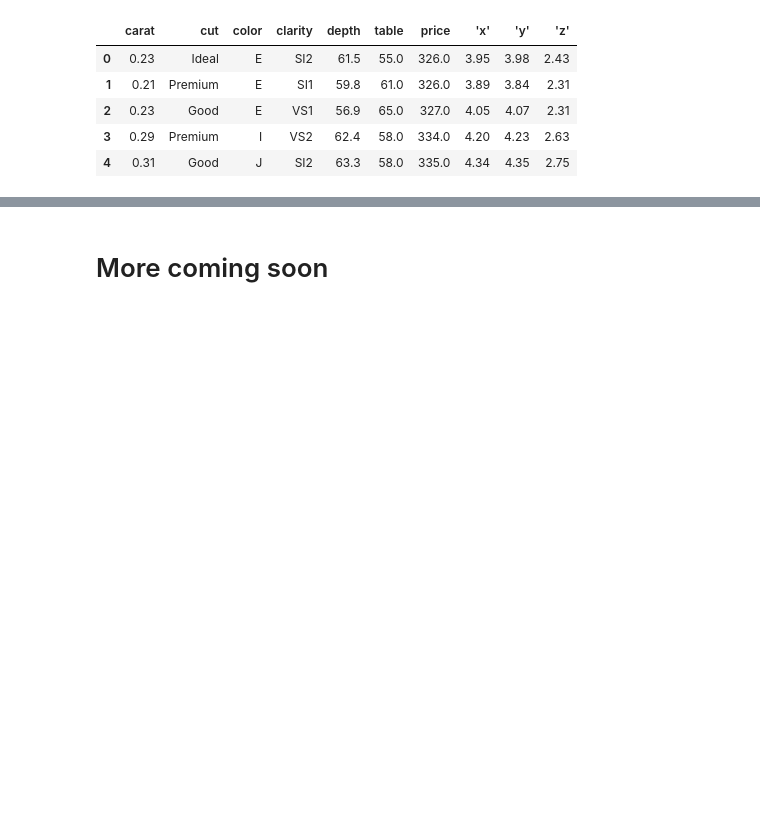
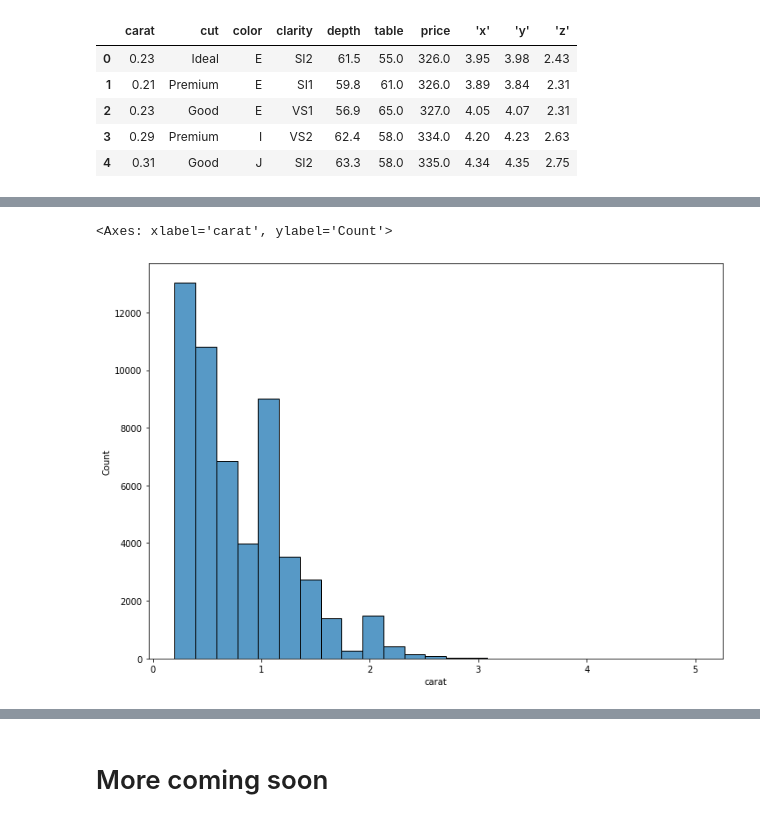
Before and after one commit to LACLanthony/diamonds, a Jupyter notebook: diamonds.ipynb, the cells around one changed output, grey strips where cells are left out. Cells and saved outputs as stored; diff of their text form; code cells hidden in the pictures; blank space fills up the shorter version.

```diff
--- a/diamonds.ipynb
+++ b/diamonds.ipynb
@@ -98,0 +152,7 @@ As seen there is a disproportionate number of rings that are valued below $2,000
+# %%
+fig, ax = plt.subplots()
+fig.set_size_inches(11.7, 8.27)
+sns.histplot(df, x='carat', bins = 25)
+# %% [output]
+<Axes: xlabel='carat', ylabel='Count'>
+[figure, added]
```
Also changed, not shown: parts of 21 cells of this notebook.
